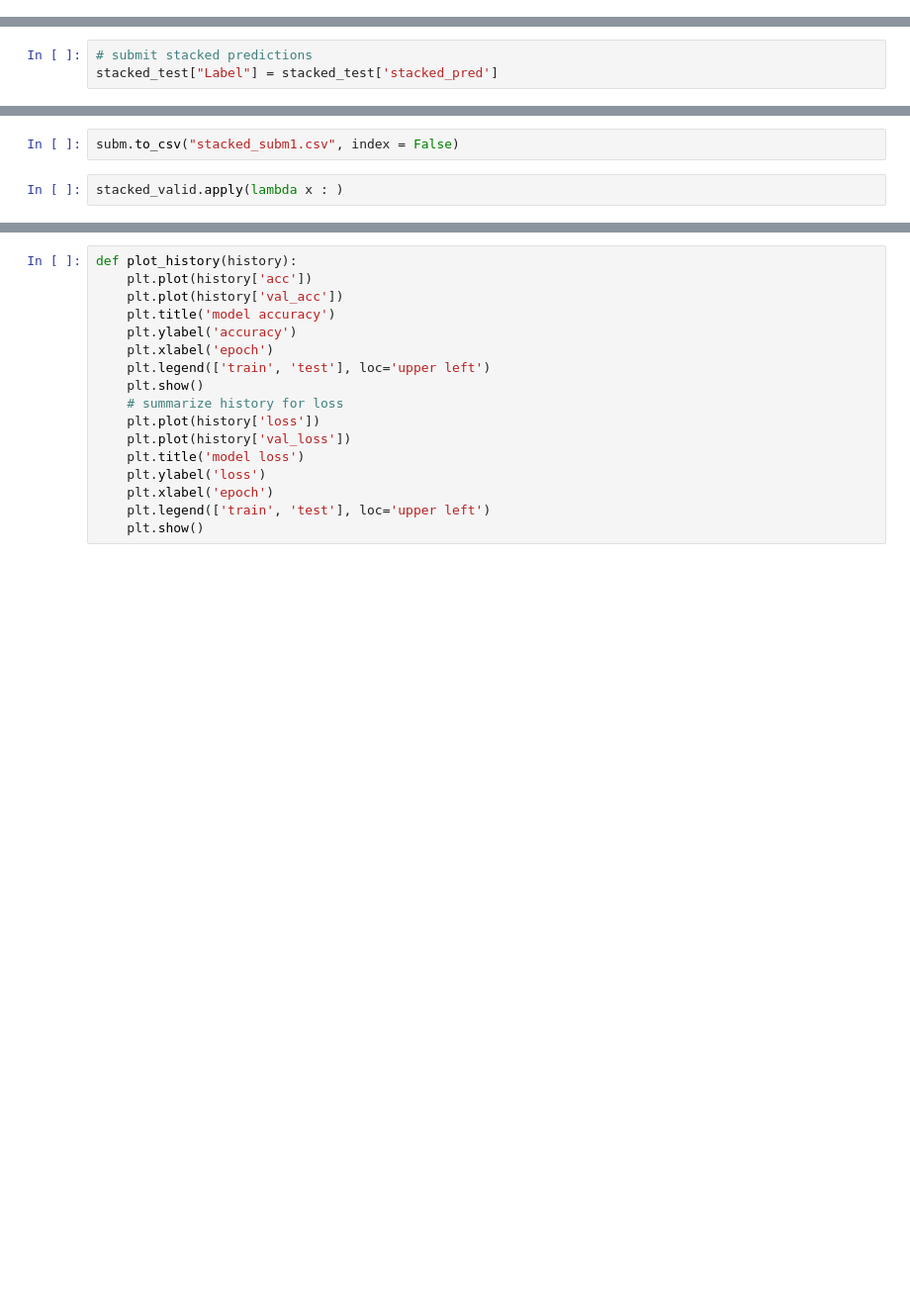
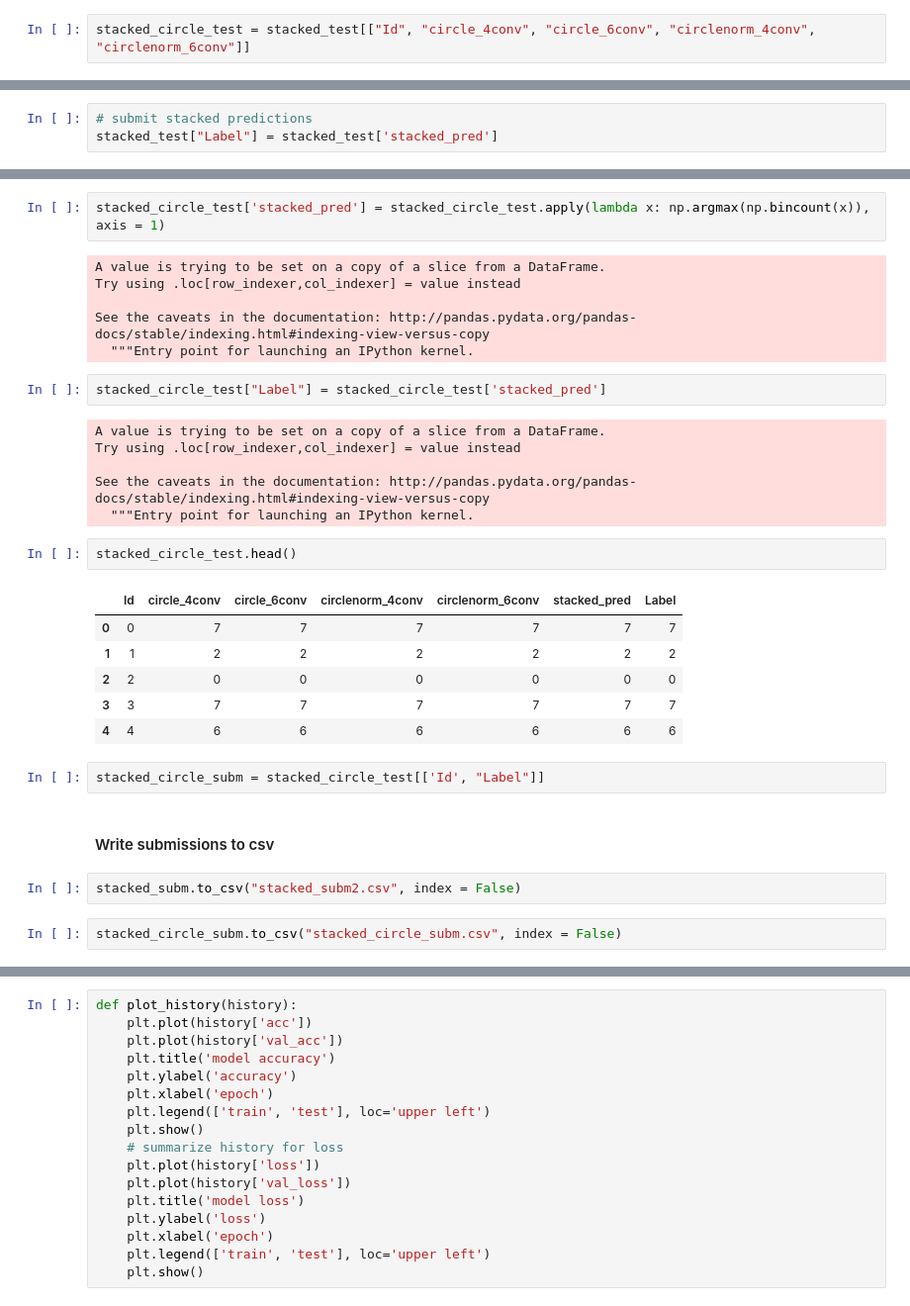
Before and after one commit to tamirbennatan/EMNIST-Classification, a Jupyter notebook: model_results/CNN-Results.ipynb, the cells around one changed output, grey strips where cells are left out. Shown: that part at 99% size. Saved outputs shown, nothing was run; the diff lists cells and outputs as text; blank space fills up the shorter version.

```diff
--- a/model_results/CNN-Results.ipynb
+++ b/model_results/CNN-Results.ipynb
@@ -205,3 +331,5 @@ stacked_test = pd.DataFrame({"Id": range(10000),
+# %%
+stacked_circle_test = stacked_test[["Id", "circle_4conv", "circle_6conv", "circlenorm_4conv", "circlenorm_6conv"]]
 # %%
 stacked_test['stacked_pred'] = stacked_test.apply(lambda x: np.argmax(np.bincount(x)), axis = 1)
 # %%
@@ -221,4 +358,33 @@ subm = stacked_test[['Id', "Label"]]
+# %%
+stacked_circle_test['stacked_pred'] = stacked_circle_test.apply(lambda x: np.argmax(np.bincount(x)), axis = 1)
+# %% [output]
+A value is trying to be set on a copy of a slice from a DataFrame.
+Try using .loc[row_indexer,col_indexer] = value instead
+
+See the caveats in the documentation: http://pandas.pydata.org/pandas-docs/stable/indexing.html#indexing-view-versus-copy
+  """Entry point for launching an IPython kernel.
+# %%
+stacked_circle_test["Label"] = stacked_circle_test['stacked_pred']
+# %% [output]
+A value is trying to be set on a copy of a slice from a DataFrame.
+Try using .loc[row_indexer,col_indexer] = value instead
+
+See the caveats in the documentation: http://pandas.pydata.org/pandas-docs/stable/indexing.html#indexing-view-versus-copy
+  """Entry point for launching an IPython kernel.
+# %%
+stacked_circle_test.head()
+# %% [output]
+|  | Id | circle_4conv | circle_6conv | circlenorm_4conv | circlenorm_6conv | stacked_pred | Label |
+| 0 | 0 | 7 | 7 | 7 | 7 | 7 | 7 |
+| 1 | 1 | 2 | 2 | 2 | 2 | 2 | 2 |
+| 2 | 2 | 0 | 0 | 0 | 0 | 0 | 0 |
+| 3 | 3 | 7 | 7 | 7 | 7 | 7 | 7 |
+| 4 | 4 | 6 | 6 | 6 | 6 | 6 | 6 |
+# %%
+stacked_circle_subm = stacked_circle_test[['Id', "Label"]]
+# %% [markdown]
+#### Write submissions to csv
 # %%
-subm.to_csv("stacked_subm1.csv", index = False)
+stacked_subm.to_csv("stacked_subm2.csv", index = False)
-# %%
-stacked_valid.apply(lambda x : )
+# %%
+stacked_circle_subm.to_csv("stacked_circle_subm.csv", index = False)
```
Also changed, not shown: parts of 47 cells of this notebook, 4 other files.
